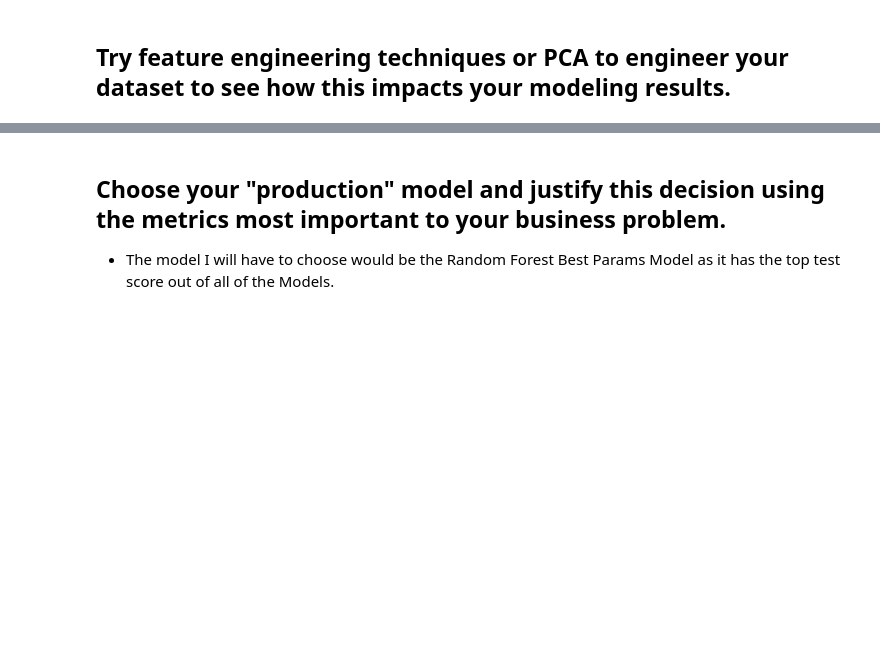
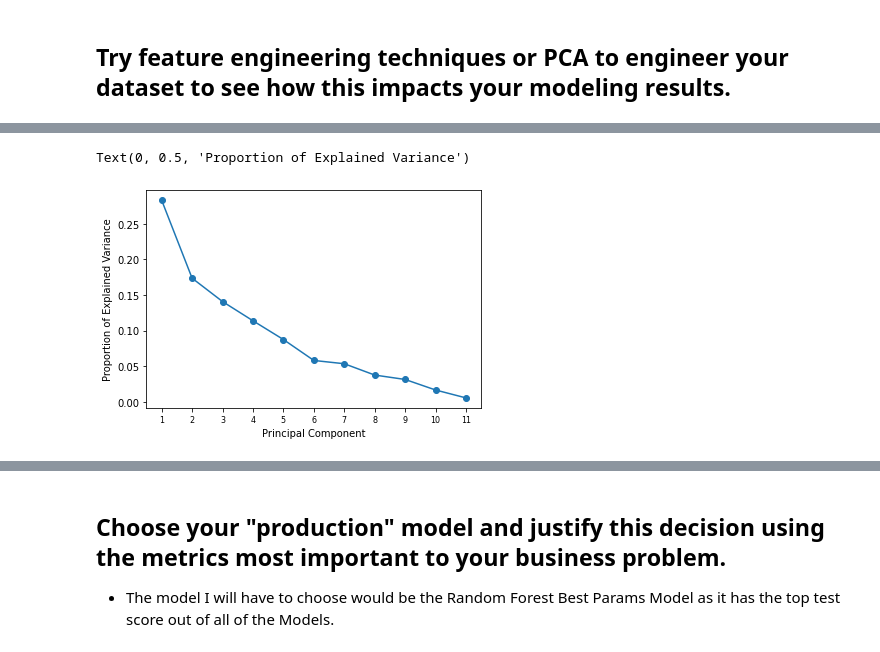
Before and after one commit to RazgrizGhost/Project-2, a Jupyter notebook: Project_2_Part_4_JV.ipynb, the cells around one changed output, grey strips where cells are left out. Cells and saved outputs as stored; diff of their text form; code cells hidden in the pictures; blank space fills up the shorter version.

```diff
--- a/Project_2_Part_4_JV.ipynb
+++ b/Project_2_Part_4_JV.ipynb
@@ -511,4 +511,4 @@ scaled_df = scaler.fit_transform(X)
 # %%
 # Instantiate, Fitting and Transform Data using PCA
 pca = PCA()
-pcs = pca.fit_transform(scaled_df)
+pca.fit_transform(scaled_df)
@@ -514,0 +529,8 @@ pcs = pca.fit_transform(scaled_df)
+# %%
+plt.plot(range(1, 12), pca.explained_variance_ratio_, marker = "o")
+plt.xticks(ticks = range(1, 12), fontsize = 8)
+plt.xlabel('Principal Component')
+plt.ylabel('Proportion of Explained Variance')
+# %% [output]
+Text(0, 0.5, 'Proportion of Explained Variance')
+[figure, added]
```
Also changed, not shown: parts of 8 cells of this notebook.
